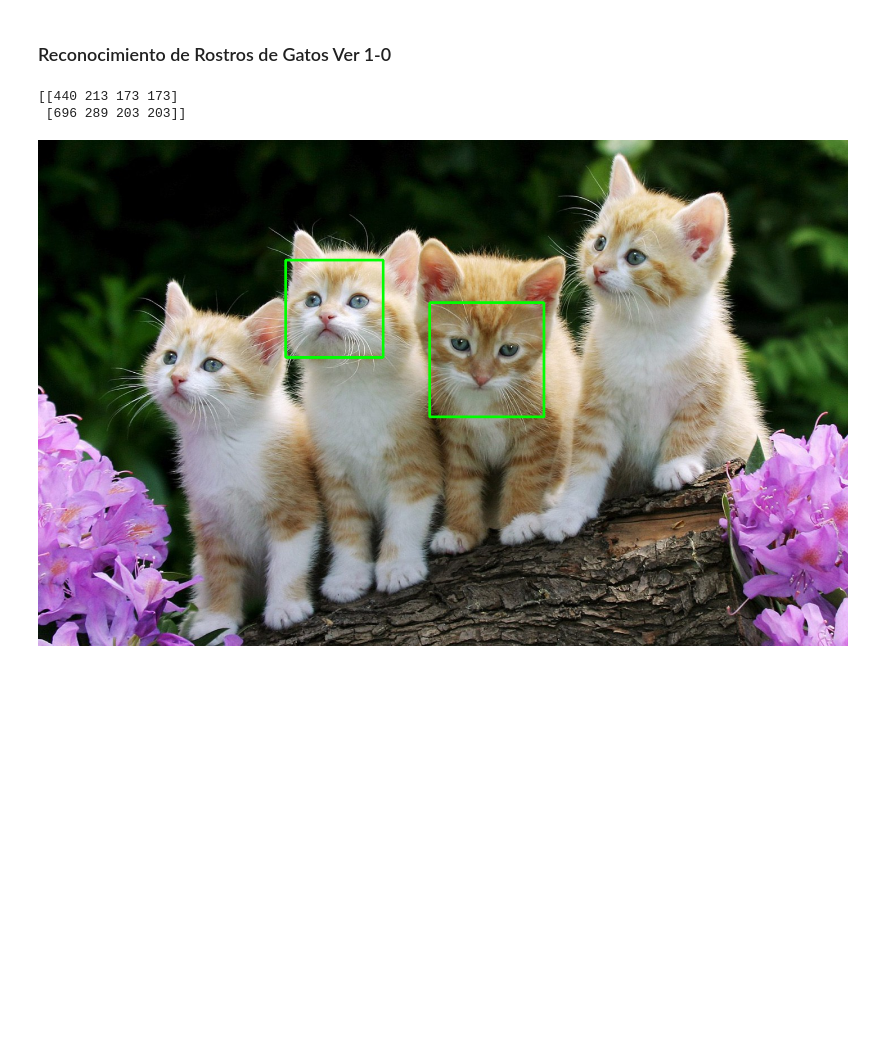
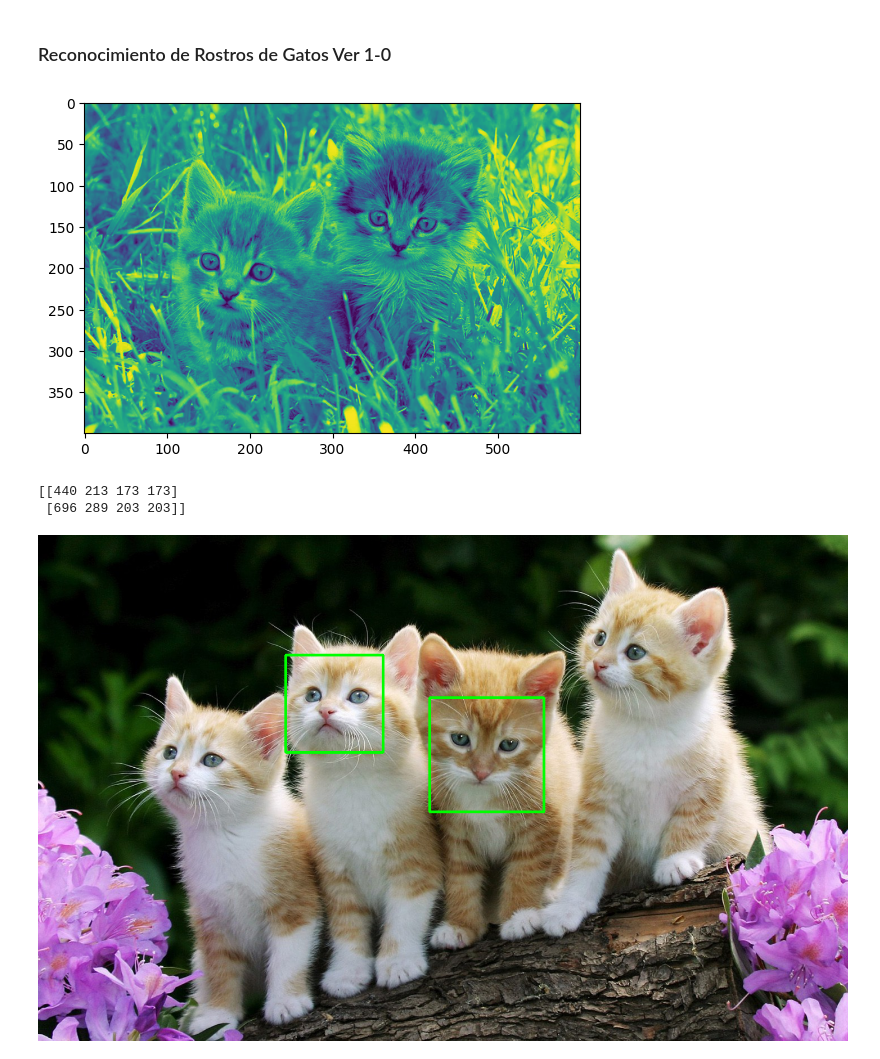
Before and after one commit to edcaamal/graficasPython, a Jupyter notebook: FaceCatReconogtion_Ver_1_0.ipynb, the cells around one changed output. Saved outputs shown, nothing was run; the diff lists cells and outputs as text; code cells hidden in the pictures; blank space fills up the shorter version.

```diff
--- a/FaceCatReconogtion_Ver_1_0.ipynb
+++ b/FaceCatReconogtion_Ver_1_0.ipynb
@@ -14,14 +15,19 @@ cascada_rostro = cv2.CascadeClassifier(cv2.data.haarcascades + 'haarcascade_fron
 # %%
 #Cargamos la imagen y la convertimos a grises:
 #img = cv2.imread('imagen_gatos.jpeg')
 
 img = cv2.imread('/content/gatitos.jpg')
 
 # img = cv2.imread('perro_gato.jpeg')
 # img = cv2.imread('perro_gato2.jpeg')
 # img = cv2.imread('perroygato.jpeg')
 img = cv2.cvtColor(img, cv2.COLOR_BGR2GRAY)
 img_gris = cv2.imread('/content/gatitos.jpg')
+
+plt.imshow(img)
+plt.show()
+# %% [output]
+[figure, added]
 # %%
 
 #Buscamos los gatitos:
```
Also changed, not shown: parts of 1 cell of this notebook.
